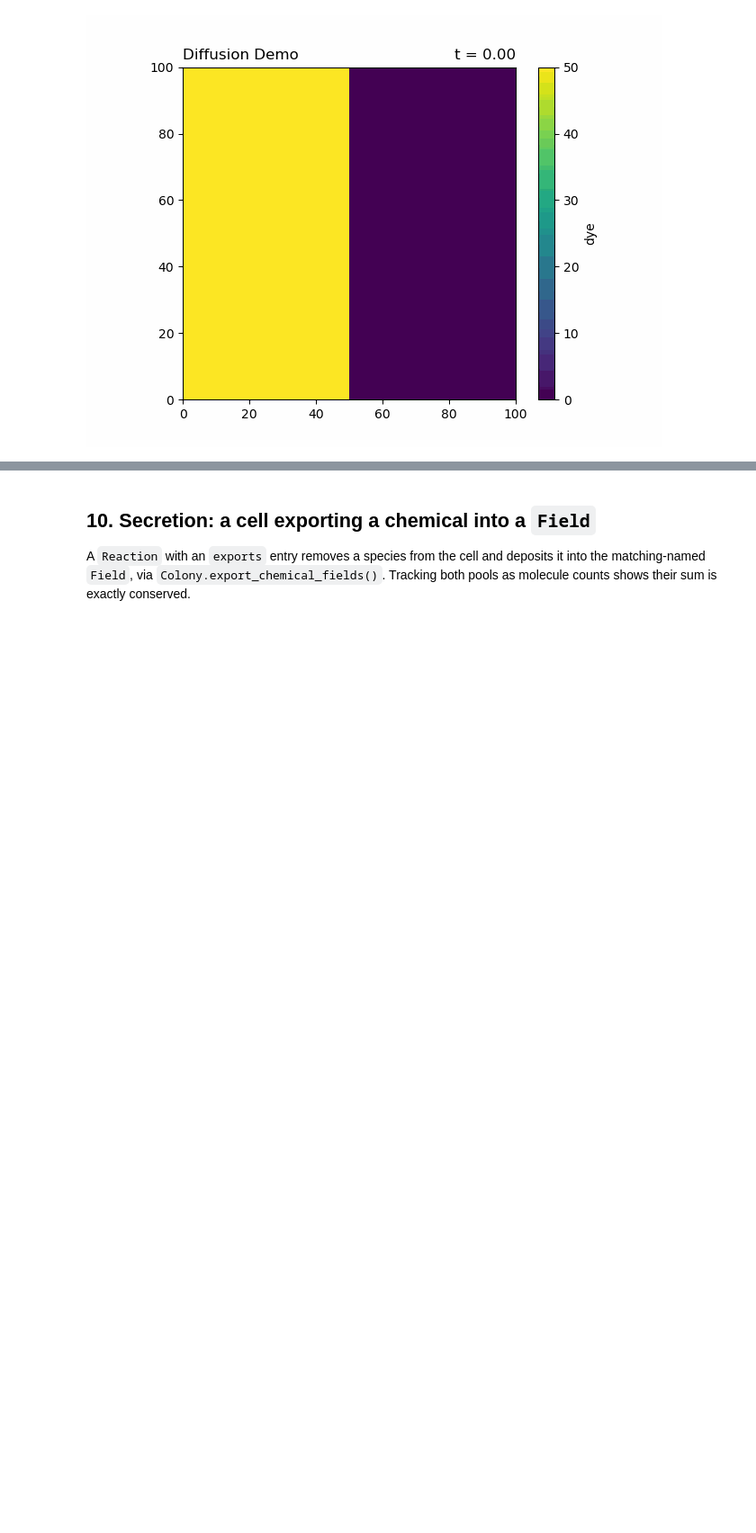
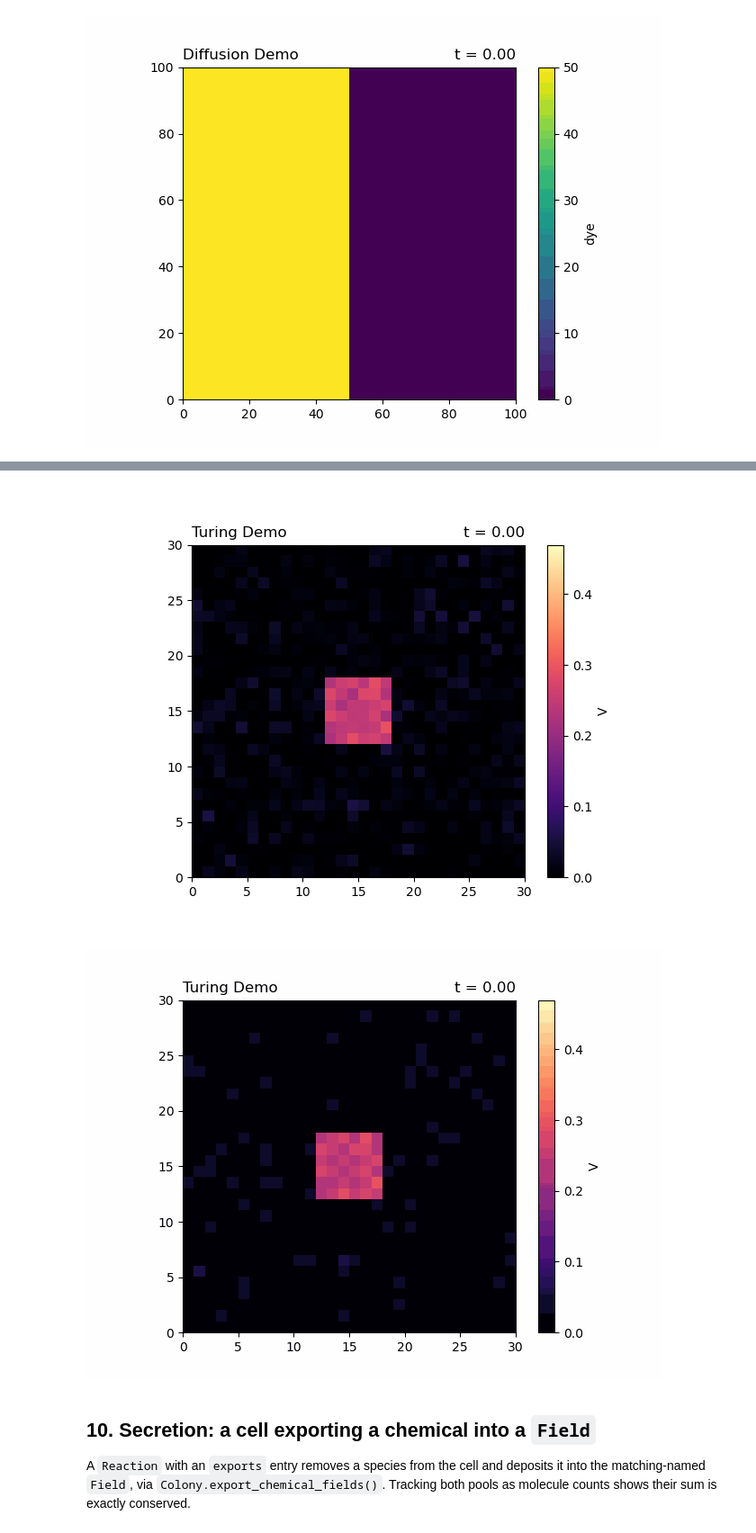
Before and after one commit to Paytonco/multicellular, a Jupyter notebook: examples/feature_tour.ipynb, the cells around one changed output, grey strips where cells are left out. Shown at 90% size. Saved outputs shown, nothing was run; the diff lists cells and outputs as text; code cells hidden in the pictures; blank space fills up the shorter version.

Commit message:
Fixing Example API compliance and adding reaction-diffusion dynamics

```diff
--- a/examples/feature_tour.ipynb
+++ b/examples/feature_tour.ipynb
@@ -322,5 +333,43 @@ Turing pattern example.
 # %%
-pass  # TODO: reaction-diffusion
+F, k = 0.035, 0.065  # classic Gray-Scott "spots" regime
+gray_scott = ReactionNetwork("gray_scott", {
+    # U + 2V -> 3V: du/dt -= u*v^2, dv/dt += u*v^2
+    "autocatalysis": Reaction({"U": 1, "V": 2}, {"V": 3}, rate_law_type="mass_action", rate_params={"k": 1.0}),
+    # feed + removal together give du/dt += F*(1 - u)
+    "feed_U":   Reaction({}, {"U": 1}, rate_law_type="mass_action", rate_params={"k": F}),
+    "remove_U": Reaction({"U": 1}, {}, rate_law_type="mass_action", rate_params={"k": F}),
+    # dv/dt -= (F+k)*v
+    "kill_V":   Reaction({"V": 1}, {}, rate_law_type="mass_action", rate_params={"k": F + k}),
+})
+
+n = 30
+U, V = np.ones((n, n)), np.zeros((n, n))
+mid, r = n // 2, 3
+U[mid-r:mid+r, mid-r:mid+r] = 0.50
+V[mid-r:mid+r, mid-r:mid+r] = 0.25
+rng = np.random.default_rng(0)
+U += rng.normal(0, 0.02, size=(n, n))  # small noise to seed the instability
+V += rng.normal(0, 0.02, size=(n, n))
+
+size = (float(n), float(n))  # dx = dy = 1 um
+dx = size[0] / n * 1e-6
+field_U = Field("U", U, diffuses=True, diffusivity=0.16 * dx**2)
+field_V = Field("V", V, diffuses=True, diffusivity=0.08 * dx**2)
+env = Environment(
+    "Turing Demo", wall_map=np.zeros((n, n)), size=size,
+    fields=[field_U, field_V], reactions=gray_scott,
+)
+colony = Colony([], env)  # no cells: pure field reaction-diffusion
+
+sim = Simulation(colony, dt=2.0, t_max=2500.0)
+sim.run(show_progress=False)
+
+sim.visualize_field("V", cmap="magma", interval=100, stride=25,
+                     save_path="outputs", filename="turing.gif", show_progress=False)
+Image(filename="outputs/turing.gif")
+# %% [output]
+[figure, added]
+[figure, added]
 # %% [markdown]
 ## 10. Secretion: a cell exporting a chemical into a `Field`
 
```
Also changed, not shown: parts of 11 cells of this notebook, 13 other files.
